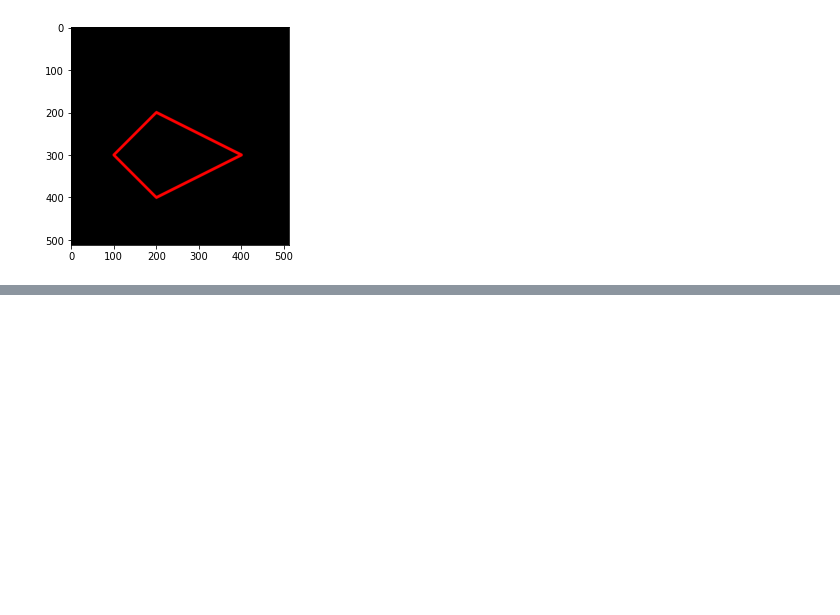
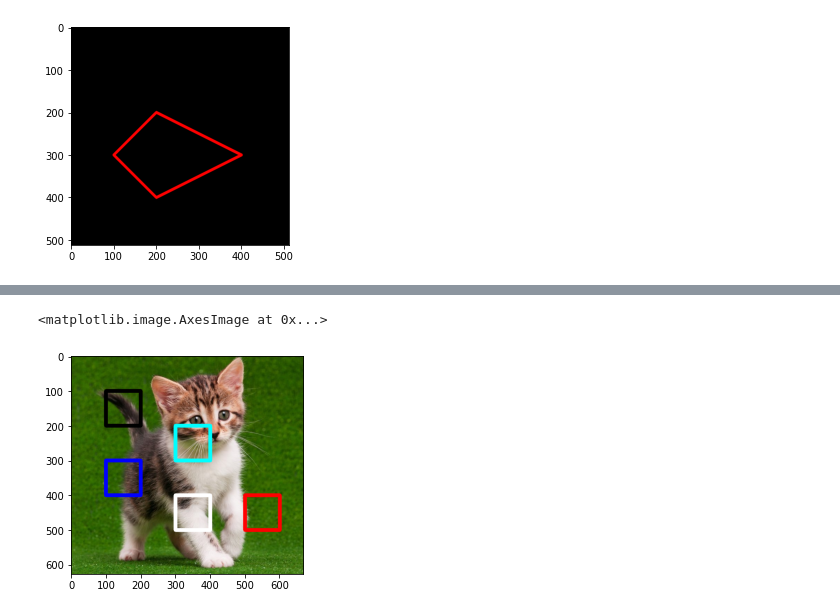
Before and after one commit to divardhia/PCVK_Genap_2022, a Jupyter notebook: Week2.ipynb, the cells around one changed output, grey strips where cells are left out. Saved outputs shown, nothing was run; the diff lists cells and outputs as text; code cells hidden in the pictures; blank space fills up the shorter version.

```diff
--- a/Week2.ipynb
+++ b/Week2.ipynb
@@ -131,0 +167,13 @@ plt.imshow(black_img2)
+# %%
+# Tugas 4
+# Buat 5 kotak berbagai ukuran dan warna yang berbeda dalam satu image. disarankan menggunakan bilangan acak/random!
+img10 = cv.cvtColor(img, cv.COLOR_BGR2RGB)
+cv.rectangle(img10,pt1=(100,100),pt2=(200,200),color=(0,0,0),thickness=10)
+cv.rectangle(img10,pt1=(100,300),pt2=(200,400),color=(0,0,255),thickness=10)
+cv.rectangle(img10,pt1=(300,300),pt2=(400,200),color=(0,255,255),thickness=10)
+cv.rectangle(img10,pt1=(300, 400),pt2=(400,500),color=(255,255,255),thickness=10)
+cv.rectangle(img10,pt1=(500, 400),pt2=(600,500),color=(255,0,0),thickness=10)
+plt.imshow(img10)
+# %% [output]
+<matplotlib.image.AxesImage at 0x...>
+[figure, added]
```
Also changed, not shown: parts of 5 cells of this notebook.
